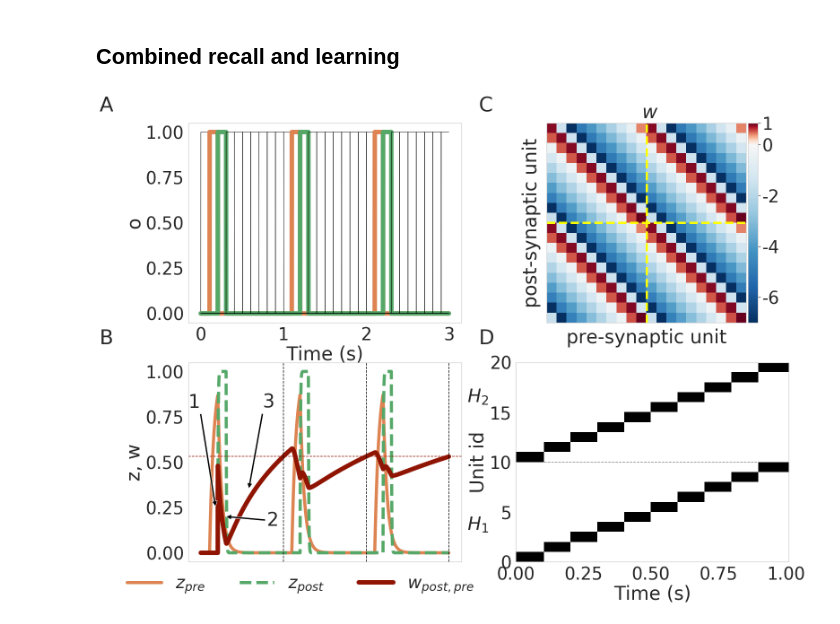
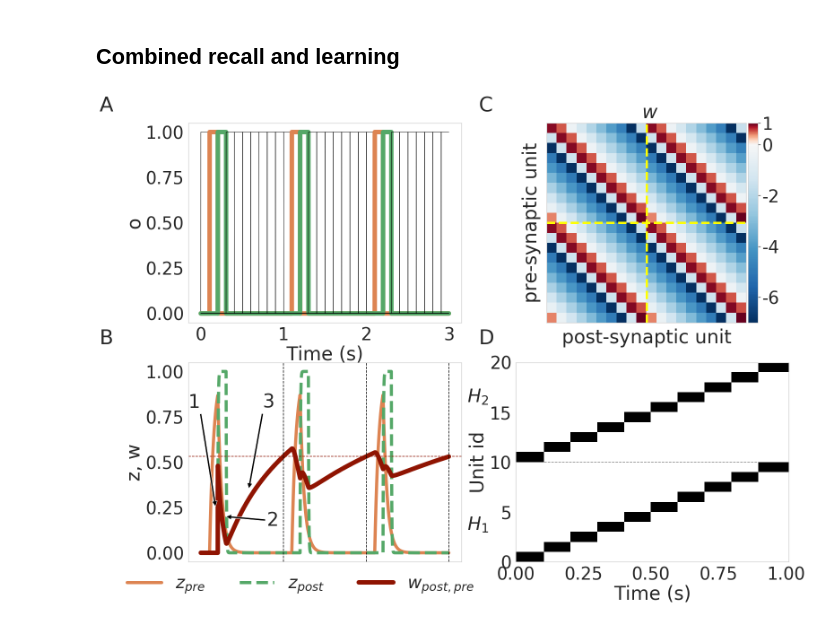
Before and after one commit to h-mayorquin/sequence_learning_paper, a Jupyter notebook: jupyter/2018-10-19(Online vs offline learning).ipynb, the cells around one changed output. Cells and saved outputs as stored; diff of their text form; code cells hidden in the pictures.

```diff
--- a/jupyter/2018-10-19(Online vs offline learning).ipynb
+++ b/jupyter/2018-10-19(Online vs offline learning).ipynb
@@ -1040,9 +1040,9 @@ for i in range(n_patterns):
 
 # The matrix
 ax_matrix = fig.add_subplot(gs[0, 1])
-ax_matrix = plot_weight_matrix(manager, one_hypercolum=False, ax=ax_matrix, title=False)
-ax_matrix.set_xlabel('pre-synaptic unit')
-ax_matrix.set_ylabel('post-synaptic unit')
+ax_matrix = plot_weight_matrix(manager, one_hypercolum=False, ax=ax_matrix, title=False, transpose=True)
+ax_matrix.set_ylabel('pre-synaptic unit')
+ax_matrix.set_xlabel('post-synaptic unit')
 ax_matrix.xaxis.set_ticklabels([])
 ax_matrix.yaxis.set_ticklabels([])
 
@@ -1067,31 +1067,31 @@ ax1.axhline(minicolumns, ls='--', color='gray')
 
 
 
 if captions:
     xpoint1 = 0.01
     xpoint2 = 0.50
 
     ypoint1 = 0.90
     ypoint2 = 0.50
 
     fig.text(xpoint1, ypoint1, 'A', size=size)
     fig.text(xpoint2, ypoint1, 'C', size=size)
     fig.text(xpoint1, ypoint2, 'B', size=size)
     fig.text(xpoint2, ypoint2, 'D', size=size)
 
     # Unit indicators
     H1_y = 0.18
     H2_y = 0.40
     H_x = 0.485
     fig.text(H_x, H1_y, r'$H_1$', size=size- 5)
     fig.text(H_x, H2_y, r'$H_2$', size=size- 5)
 
 if save:
     directory = '../plot_producers/'
     file_name = 'recall_example'
 
     format_string = '.pdf'
     string_to_save = directory + file_name + format_string
     fig.savefig(string_to_save, frameon=False, dpi=110, bbox_inches='tight')
 # %% [output]
-[figure, old version]
+[figure, new version]
```
Also changed, not shown: parts of 2 cells of this notebook, 2 other files.
